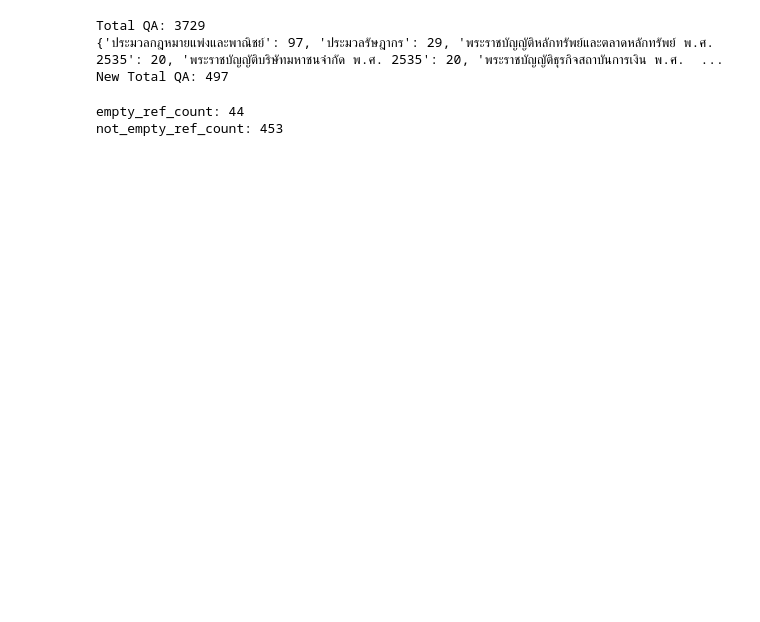
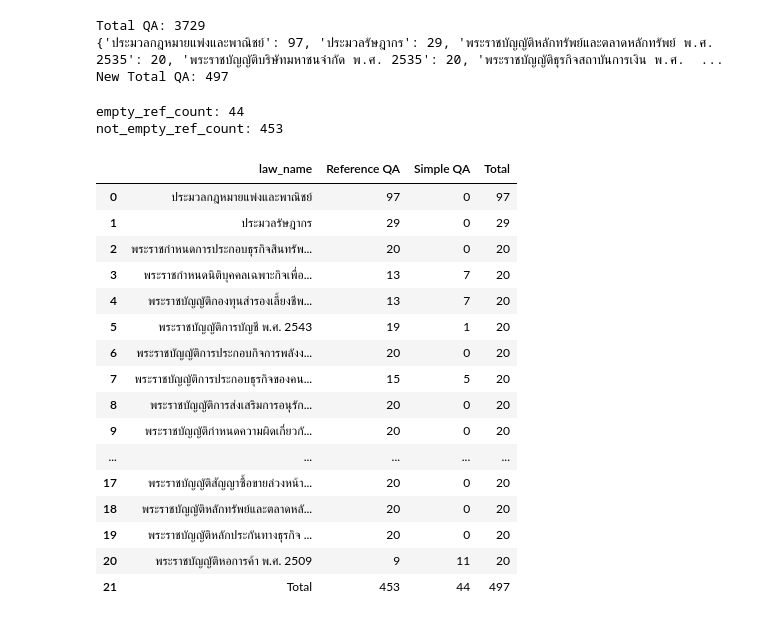
Before and after one commit to 6587093polakornming/muict_thai_legal_RAG_GraphRAG, a Jupyter notebook: notebooks/tests_dataset.ipynb, the cells around one changed output. Drawn from its saved outputs; the diff is of its cells as text; code cells hidden in the pictures; blank space fills up the shorter version.

```diff
--- a/notebooks/tests_dataset.ipynb
+++ b/notebooks/tests_dataset.ipynb
@@ -69,6 +69,9 @@ for law_name in new_proportion_qa_dict.keys():
 
     # concat เข้า new_test_df
     new_test_df = pd.concat([new_test_df, filter_by_law_df], ignore_index=True)
+# %%
+test_qa_dataset_path = DATASET_DIR / "tests" /  "test_dataset_2026-04-01.parquet"
+new_test_df = pd.read_parquet(test_qa_dataset_path)
 # %%
 total_new_qa = int(new_test_df["law_name"].value_counts().sum())
 total_new_qa
@@ -81,3 +84,45 @@ print("not_empty_ref_count:", not_empty_ref_count)
 # %% [output]
 empty_ref_count: 44
 not_empty_ref_count: 453
+# %%
+import pandas as pd
+import numpy as np
+
+# 1. สร้าง Column โดยระบุว่าต้องมี 2 กลุ่มนี้เสมอ (ป้องกัน Error ถ้าข้อมูลมาไม่ครบ)
+categories = ['Reference QA', 'Simple QA']
+law_type = np.where(new_test_df['reference_laws'].apply(len) == 0, 'Simple QA', 'Reference QA')
+new_test_df['Law_Type'] = pd.Categorical(law_type, categories=categories)
+
+# 2. ใช้ crosstab สร้างตารางพร้อมผลรวม (สั้นมาก!)
+pivot_result = pd.crosstab(
+    new_test_df['law_name'],
+    new_test_df['Law_Type'],
+    margins=True,
+    margins_name='Total'
+).reset_index()
+
+# 3. ล้างหัวตารางที่เกินมา
+pivot_result.columns.name = None
+
+# ตั้งค่าให้แสดงข้อความในคอลัมน์แบบไม่ตัด (None คือไม่จำกัดความยาว)
+pd.set_option('display.max_colwidth', None)
+
+pivot_result
+# %% [output]
+|  | law_name | Reference QA | Simple QA | Total |
+| 0 | ประมวลกฎหมายแพ่งและพาณิชย์ | 97 | 0 | 97 |
+| 1 | ประมวลรัษฎากร | 29 | 0 | 29 |
+| 2 | พระราชกำหนดการประกอบธุรกิจสินทรัพ... | 20 | 0 | 20 |
+| 3 | พระราชกำหนดนิติบุคคลเฉพาะกิจเพื่อ... | 13 | 7 | 20 |
+| 4 | พระราชบัญญัติกองทุนสำรองเลี้ยงชีพ... | 13 | 7 | 20 |
+| 5 | พระราชบัญญัติการบัญชี พ.ศ. 2543 | 19 | 1 | 20 |
+| 6 | พระราชบัญญัติการประกอบกิจการพลังง... | 20 | 0 | 20 |
+| 7 | พระราชบัญญัติการประกอบธุรกิจของคน... | 15 | 5 | 20 |
+| 8 | พระราชบัญญัติการส่งเสริมการอนุรัก... | 20 | 0 | 20 |
+| 9 | พระราชบัญญัติกำหนดความผิดเกี่ยวกั... | 20 | 0 | 20 |
+| ... | ... | ... | ... | ... |
+| 17 | พระราชบัญญัติสัญญาซื้อขายล่วงหน้า... | 20 | 0 | 20 |
+| 18 | พระราชบัญญัติหลักทรัพย์และตลาดหลั... | 20 | 0 | 20 |
+| 19 | พระราชบัญญัติหลักประกันทางธุรกิจ ... | 20 | 0 | 20 |
+| 20 | พระราชบัญญัติหอการค้า พ.ศ. 2509 | 9 | 11 | 20 |
+| 21 | Total | 453 | 44 | 497 |
```
Also changed, not shown: parts of 1 cell of this notebook, 1 other file.
